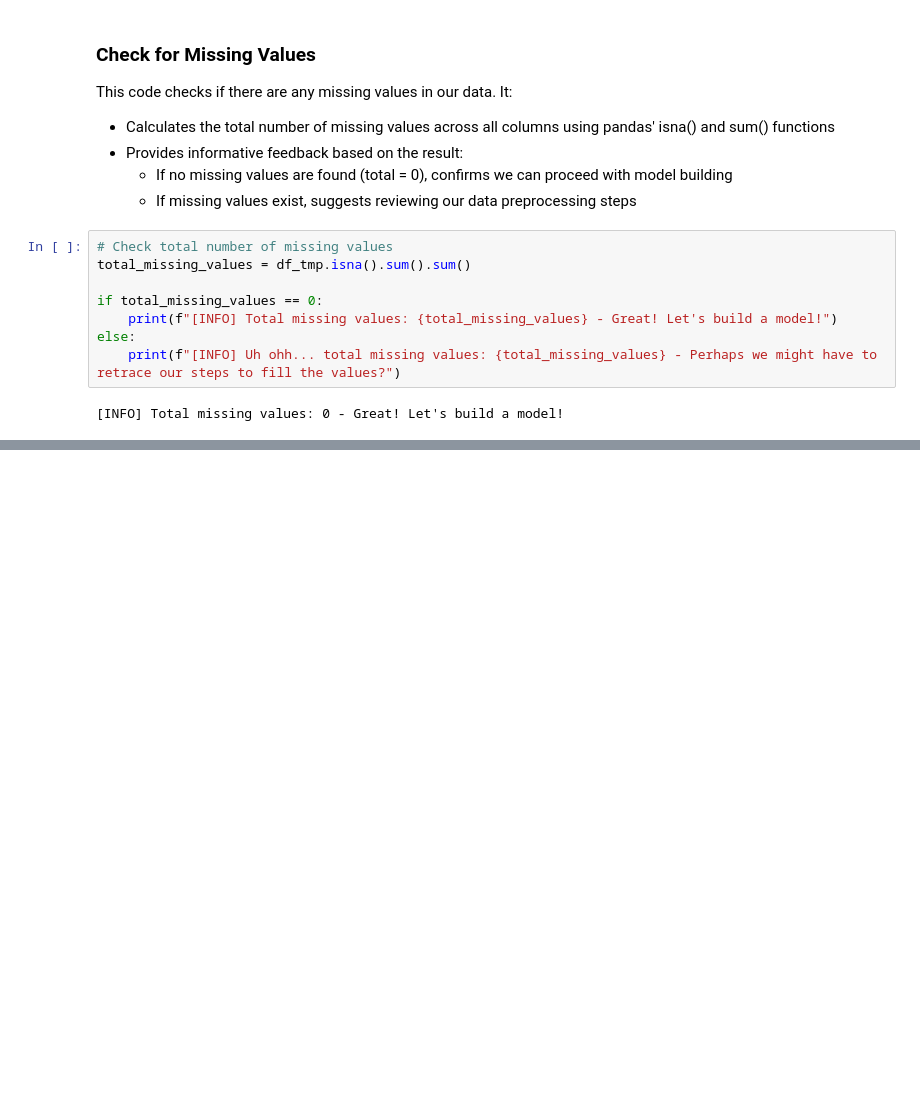
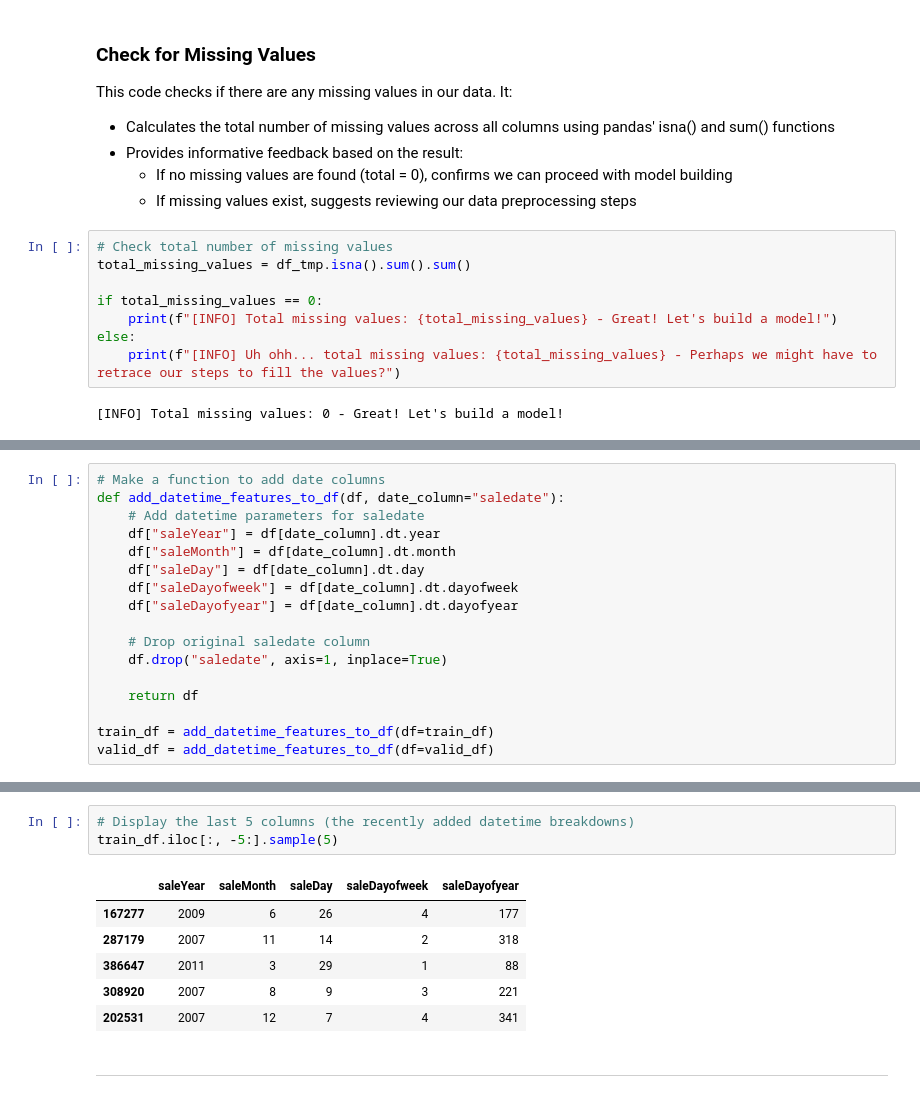
Before and after one commit to Blignaut24/About-BulldozerPriceGenius-_BPG-_v2, a Jupyter notebook: jupyter_notebooks/05_model_training_and_evaluation.ipynb, the cells around one changed output, grey strips where cells are left out. Cells and saved outputs as stored; diff of their text form; blank space fills up the shorter version.

```diff
--- a/jupyter_notebooks/05_model_training_and_evaluation.ipynb
+++ b/jupyter_notebooks/05_model_training_and_evaluation.ipynb
@@ -205,0 +487,17 @@ else:
+# %%
+# Make a function to add date columns
+def add_datetime_features_to_df(df, date_column="saledate"):
+    # Add datetime parameters for saledate
+    df["saleYear"] = df[date_column].dt.year
+    df["saleMonth"] = df[date_column].dt.month
+    df["saleDay"] = df[date_column].dt.day
+    df["saleDayofweek"] = df[date_column].dt.dayofweek
+    df["saleDayofyear"] = df[date_column].dt.dayofyear
+
+    # Drop original saledate column
+    df.drop("saledate", axis=1, inplace=True)
+
+    return df
+
+train_df = add_datetime_features_to_df(df=train_df)
+valid_df = add_datetime_features_to_df(df=valid_df)
@@ -205,0 +514,12 @@ else:
+# %%
+# Display the last 5 columns (the recently added datetime breakdowns)
+train_df.iloc[:, -5:].sample(5)
+# %% [output]
+|  | saleYear | saleMonth | saleDay | saleDayofweek | saleDayofyear |
+| 167277 | 2009 | 6 | 26 | 4 | 177 |
+| 287179 | 2007 | 11 | 14 | 2 | 318 |
+| 386647 | 2011 | 3 | 29 | 1 | 88 |
+| 308920 | 2007 | 8 | 9 | 3 | 221 |
+| 202531 | 2007 | 12 | 7 | 4 | 341 |
+# %% [markdown]
+---
```
Also changed, not shown: parts of 26 cells of this notebook.
